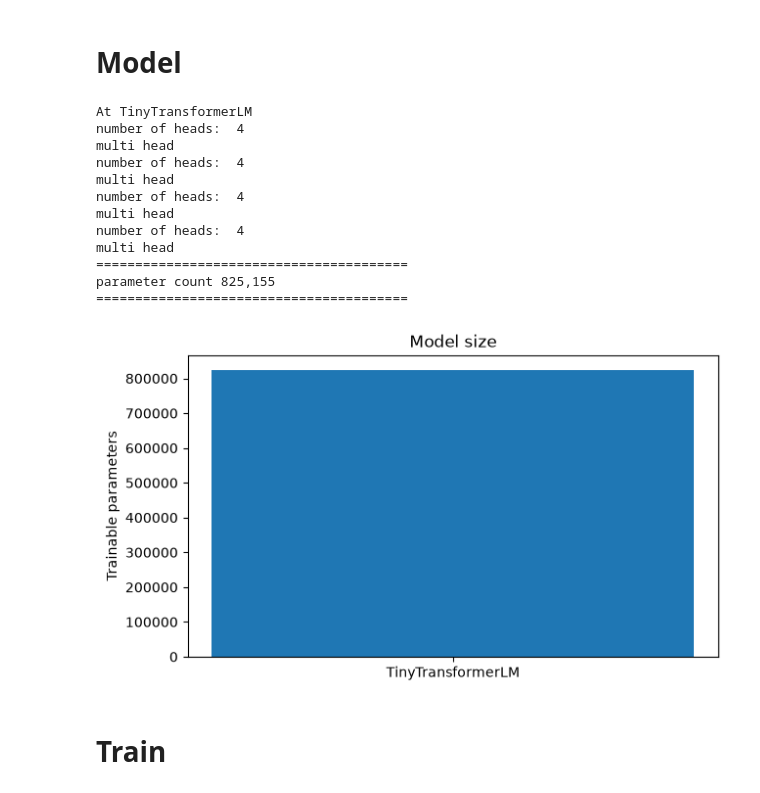
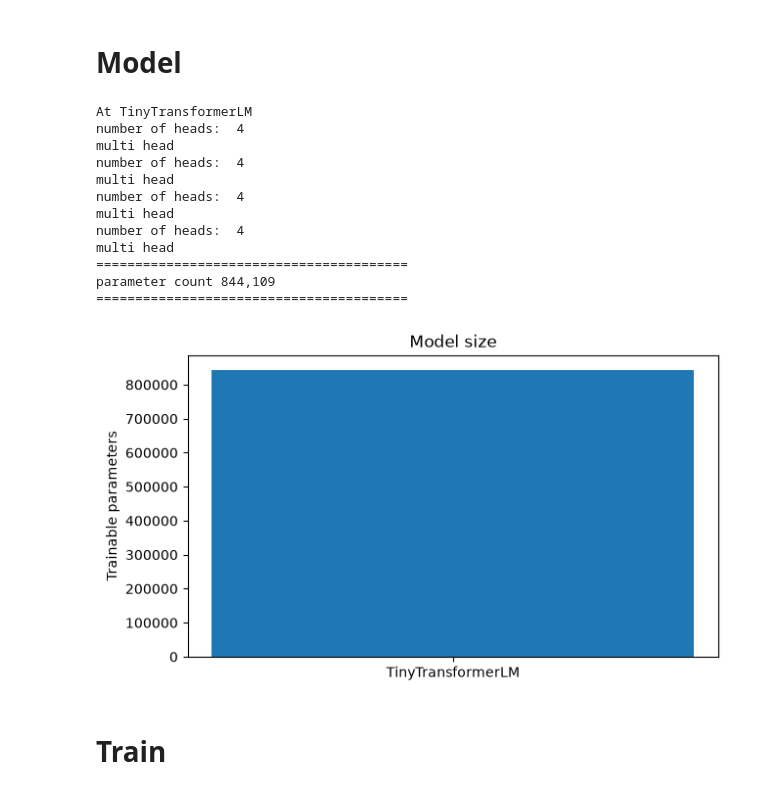
Before and after one commit to zeguru/tiny-text-transformers, a Jupyter notebook: notebooks/training-text-generator.ipynb, the cells around one changed output. Saved outputs shown, nothing was run; the diff lists cells and outputs as text; code cells hidden in the pictures.

```diff
--- a/notebooks/training-text-generator.ipynb
+++ b/notebooks/training-text-generator.ipynb
@@ -28,7 +28,12 @@ from src.infra.dataset.util import split_tokens, get_batch
 # %% [markdown]
 # Configs
 # %%
-generator_config = ModelConfig(context_length=128, d_model=128, d_ff=512, num_layers=4, number_of_heads=4)
+generator_config = ModelConfig(
+    context_length=256,
+    d_model=128,
+    d_ff=512,
+    num_layers=4,
+    number_of_heads=4)
 
 training_config = TrainingConfig(
     batch_size=32,
@@ -66,8 +109,10 @@ dropout        : 0.1
 shakespear_corpus = "../data/tiny_shakespear.txt"
 tinystories_corpus = "../data/tinystories_300k.txt"
 
+
 checkpoint = "../checkpoints/mh_tiny_text_generator.pt"
-shakespear_tokenizer = "../checkpoints/shakespeare_tokenizer.json"
+# shakespear_tokenizer = "../checkpoints/shakespeare_tokenizer.json"
+shakespear_tokenizer = "../checkpoints/shakespear_stories_tokenizer.json"
 
 tokenizer_path = Path(shakespear_tokenizer)
 sp_data_path = Path(shakespear_corpus)
@@ -84,4 +129,7 @@ print(f"Shakespear Characters: {sp_text_length:,}")
 
 ts_text_length = len(tinystories_text)
 print(f"Tiny Stories Characters: {ts_text_length:,}")
+
+fw_text_length = len(fineweb_text)
+print(f"Fine Web Characters: {fw_text_length:,}")
 # %% [output]
@@ -223,34 +273,34 @@ NameError: name 'separator' is not defined
 # Model
 # %%
 model = TinyTransformerLM(
-    config=model_config,
+    config=generator_config,
     vocab_size=tokenizer.vocab_size,
     )
 
 print("=" * 40)
 parameter_count = count_parameters(model)
 print(f"parameter count {parameter_count:,}")
 print("=" * 40)
 
 plt.figure(figsize=(7, 4))
 plt.bar(["TinyTransformerLM"], [parameter_count])
 plt.ylabel("Trainable parameters")
 plt.title("Model size")
 plt.show()
 # %% [output]
 At TinyTransformerLM
 number of heads:  4
 multi head
 number of heads:  4
 multi head
 number of heads:  4
 multi head
 number of heads:  4
 multi head
 ========================================
-parameter count 825,155
+parameter count 844,109
 ========================================
-[figure, old version]
+[figure, new version]
 # %% [markdown]
 # Train
 # %%
```
Also changed, not shown: parts of 13 cells of this notebook, 5 other files.
